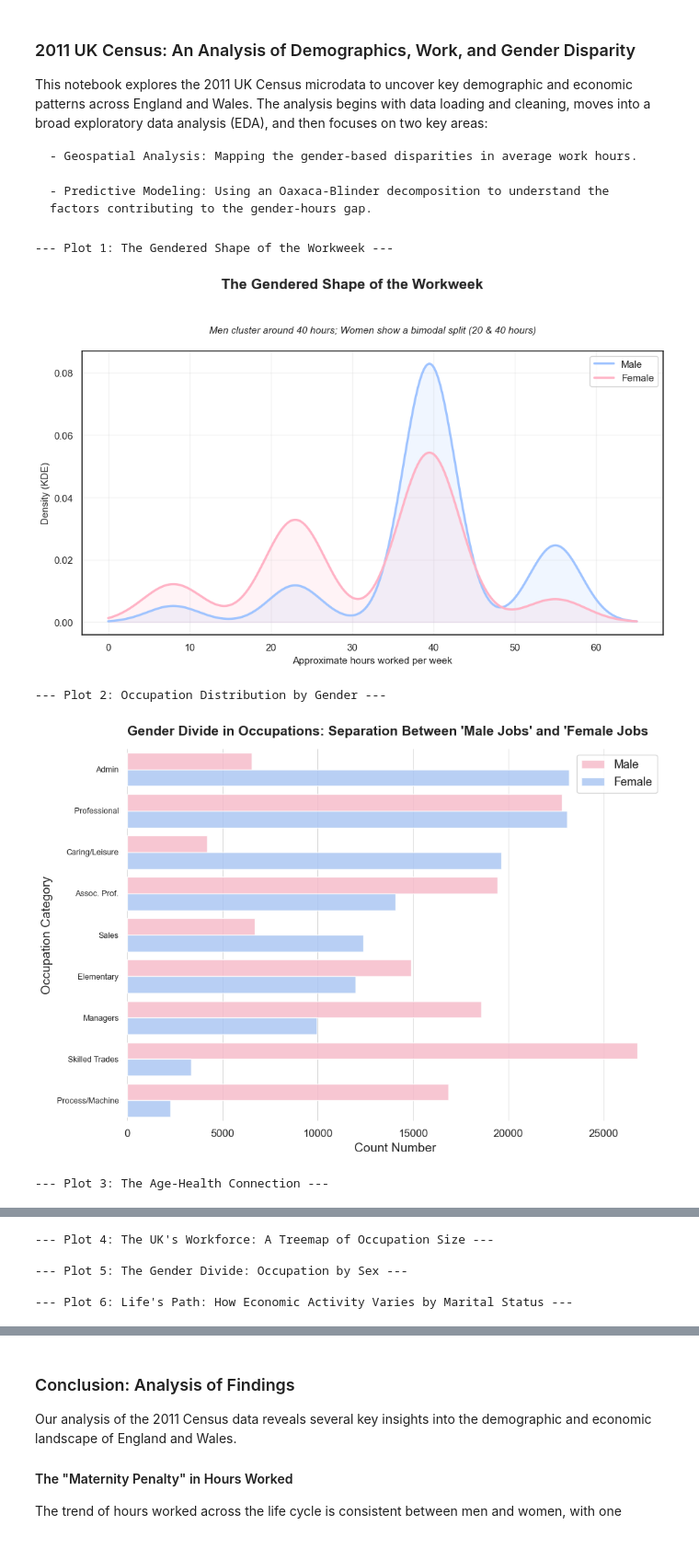
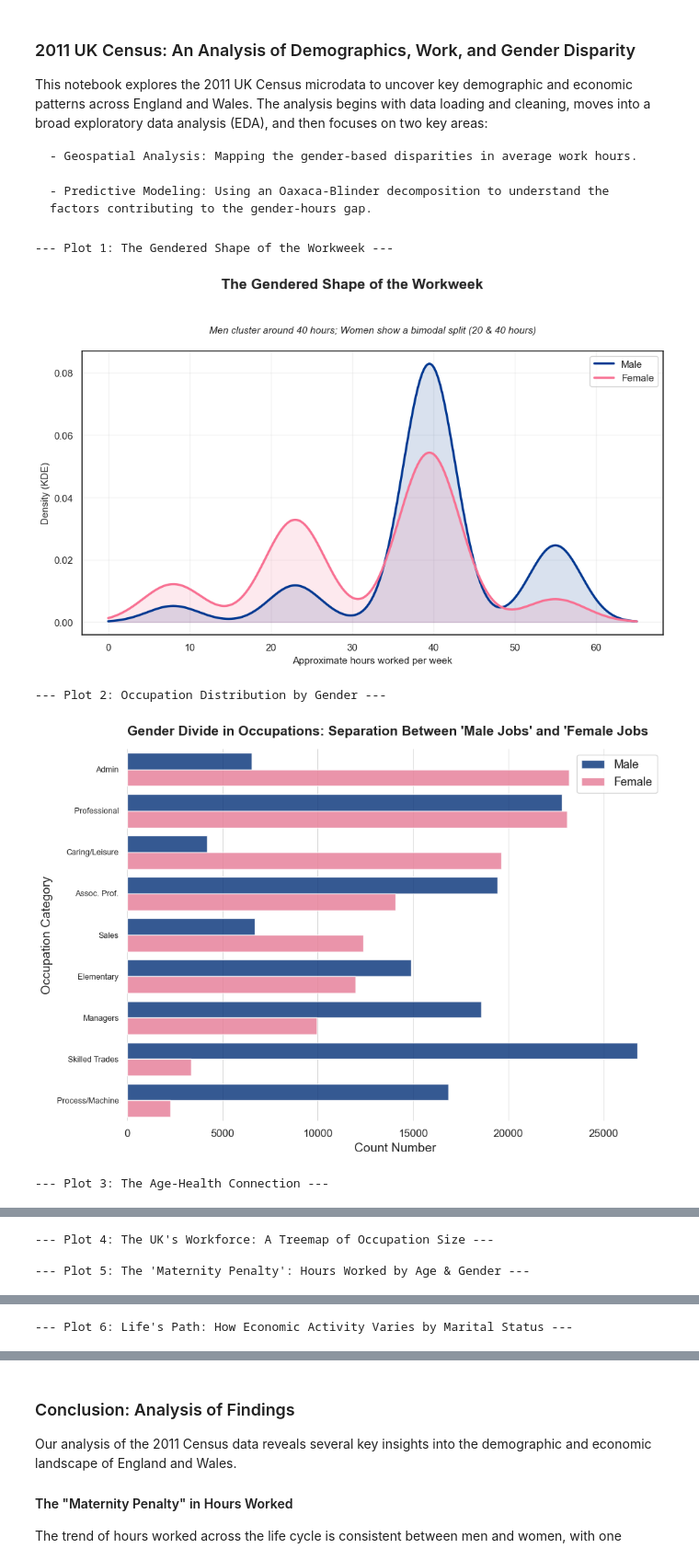
Before and after one commit to sken2002/mind-the-gender-gap-uk-census-analysis, a Jupyter notebook: Group 2 Final Assignment.ipynb, the cells around one changed output, grey strips where cells are left out. Shown at 92% size. Cells and saved outputs as stored; diff of their text form; code cells hidden in the pictures.

```diff
--- a/Group 2 Final Assignment.ipynb
+++ b/Group 2 Final Assignment.ipynb
@@ -19,9 +19,11 @@ import matplotlib.pyplot as plt
 import seaborn as sns
 import geopandas as gpd
 import plotly.express as px
+import plotly.io as pio
 import matplotlib.ticker as mtick
 from scipy.stats import gaussian_kde
 from mpl_toolkits.axes_grid1 import make_axes_locatable
+from IPython.display import display, HTML
 
 # --- Modeling Libraries ---
 import patsy
@@ -33,7 +35,7 @@ from patsy import build_design_matrices
 warnings.filterwarnings('ignore')
 sns.set_theme(style="white")
 plt.rcParams['figure.figsize'] = (10, 6)
-FEMALE_COLOR = '#ffb3c6'
-MALE_COLOR = '#a0c4ff'
+FEMALE_COLOR = "#f87193"
+MALE_COLOR = "#003891"
 # %%
 # --- Load Data ---
@@ -168,8 +170,9 @@ sns.countplot(
     data=df_working_pop,
     y="occupation",
     hue="sex",
+    hue_order = ["Male","Female"],
     order=order_by_female_count,
-    palette=[FEMALE_COLOR, MALE_COLOR],
+    palette=[MALE_COLOR, FEMALE_COLOR],
     alpha=0.85
 )
 plt.yticks(fontsize=9)
@@ -231,30 +234,39 @@ fig_tree.update_traces(textinfo="label+percent root", hovertemplate='<b>%{label}
 fig_tree.update_layout(coloraxis_showscale=False, margin=dict(t=50, l=25, r=25, b=25))
 fig_tree.show()
 
-# --- Plot 5: The Gender Divide: Occupation by Sex ---
-print("\n--- Plot 5: The Gender Divide: Occupation by Sex ---")
-df_agg_gender = df_working_pop.groupby(['occupation', 'sex'])['person_id'].count().reset_index()
-df_agg_gender['Percentage'] = df_agg_gender.groupby('occupation')['person_id'].transform(lambda x: x / x.sum())
+# --- Plot 5: The "Maternity Penalty": Hours Worked by Age & Gender ---
+print("\n--- Plot 5: The 'Maternity Penalty': Hours Worked by Age & Gender ---")
 
-fig_bar_gender = px.bar(
-    df_agg_gender,
-    x='occupation',
-    y='Percentage',
-    color='sex',
-    title='The Gender Divide: Which Occupations are Dominated by Men vs. Women?',
-    color_discrete_map={'Male': MALE_COLOR, 'Female': FEMALE_COLOR},
-    labels={'occupation': 'Occupation', 'Percentage': 'Share of Workforce', 'sex': 'Sex'}
+# Define the correct chronological order for the x-axis
+age_order = ["16-24", "25-34", "35-44", "45-54", "55-64", "65-74", "75+"]
+
+df_working_pop["age"] = pd.Categorical(
+    df_working_pop["age"],
+    categories=age_order,
+    ordered=True
 )
-fig_bar_gender.update_traces(hovertemplate='<b>%{data.name}</b><br>Share: %{y:.1%}<extra></extra>')
-fig_bar_gender.update_layout(
-    yaxis_title='Share of Workforce',
-    yaxis_tickformat='.0%',
-    legend_title='Sex',
-    plot_bgcolor='white',
-    xaxis_title=None,
-    xaxis={'categoryorder':'total descending'}
+
+plt.figure(figsize=(10, 6))
+plt.grid(axis='y', color='lightgray', linewidth=0.6)
+
+sns.lineplot(
+    data=df_working_pop,
+    x="age",
+    y="hours_numeric",
+    hue="sex",
+    hue_order=['Male', 'Female'],
+    palette={'Male': MALE_COLOR, 'Female': FEMALE_COLOR},
+    marker="o",
+    errorbar="ci"
 )
-fig_bar_gender.show()
+
+plt.title("The Maternity Penalty: Divergence in Hours Worked for Women Aged 35-44", fontsize=17, fontweight='bold', pad=15, loc='left')
+plt.xlabel("Age Group", fontsize=14)
+plt.ylabel("Mean Hours Worked per Week", fontsize=14)
+plt.legend(title="", fontsize=13)
+sns.despine()
+plt.tight_layout()
+plt.show()
 
 # --- Plot 6: Life's Path: Economic Activity by Marital Status ---
 print("\n--- Plot 6: Life's Path: How Economic Activity Varies by Marital Status ---")
@@ -265,39 +277,37 @@ df_agg_marital_base = df[
 df_agg_marital = df_agg_marital_base[
     df_agg_marital_base['economic_activity'].isin(['Employee', 'Self-employed', 'Looking after home or family', 'Retired', 'Unemployed'])
 ].groupby(['marital_status', 'economic_activity'])['person_id'].count().reset_index()
 df_agg_marital['Percentage'] = df_agg_marital.groupby('marital_status')['person_id'].transform(lambda x: x / x.sum())
 
 fig_marital = px.bar(
     df_agg_marital,
     x='marital_status',
     y='Percentage',
     color='economic_activity',
     title="Life's Path: How Economic Activity Varies by Marital Status",
     labels={'marital_status': 'Marital Status', 'Percentage': 'Share of Population', 'economic_activity': 'Economic Activity'},
     barmode='stack',
     color_discrete_map={
         'Employee': '#1f77b4', 'Self-employed': '#aec7e8', 'Unemployed': '#ff7f0e',
         'Looking after home or family': '#ffbb78', 'Retired': '#2ca02c'
     }
 )
 fig_marital.update_traces(hovertemplate='<b>%{data.name}</b><br>Share: %{y:.1%}<extra></extra>')
 fig_marital.update_layout(
     yaxis_title='Share of Population',
     yaxis_tickformat='.0%',
     legend_title='Economic Activity',
     plot_bgcolor='white',
     xaxis_title=None
 )
 fig_marital.show()
 # %% [output]
 --- Plot 1: The Gendered Shape of the Workweek ---
-[figure, old version]
+[figure, new version]
 --- Plot 2: Occupation Distribution by Gender ---
-[figure, old version]
+[figure, new version]
 --- Plot 3: The Age-Health Connection ---
 [figure]
 --- Plot 4: The UK's Workforce: A Treemap of Occupation Size ---
 
---- Plot 5: The Gender Divide: Occupation by Sex ---
-
---- Plot 6: Life's Path: How Economic Activity Varies by Marital Status ---
+--- Plot 5: The 'Maternity Penalty': Hours Worked by Age & Gender ---
@@ -304,3 +315,4 @@ fig_marital.show()
+--- Plot 6: Life's Path: How Economic Activity Varies by Marital Status ---
 # %%
 # --- Prep Data for Geospatial Plots ---
 avg_hours_female = df_working_pop[df_working_pop['sex'] == 'Female'].groupby('region')['hours_numeric'].mean().reset_index(name='Avg_Hours_Worked')
```
Also changed, not shown: parts of 5 cells of this notebook, 1 other file.
